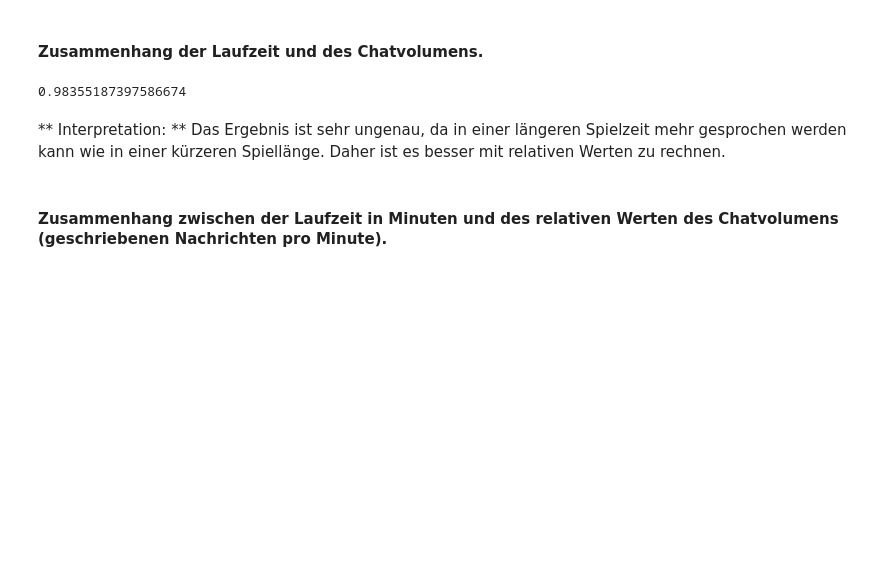
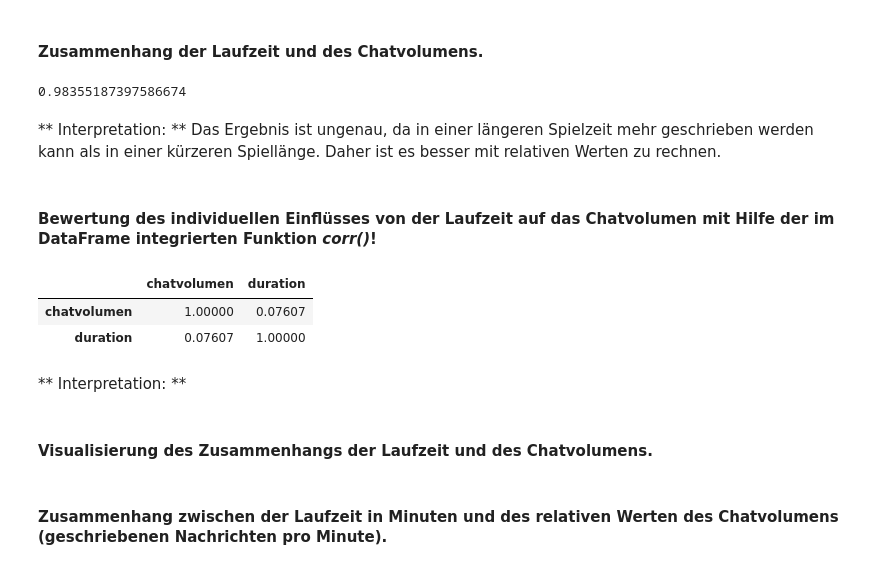
Before and after one commit to agruenth/BDA_SS17, a Jupyter notebook: Aufgabe 3.ipynb, the cells around one changed output. Drawn from its saved outputs; the diff is of its cells as text; code cells hidden in the pictures; blank space fills up the shorter version.

```diff
--- a/Aufgabe 3.ipynb
+++ b/Aufgabe 3.ipynb
@@ -108,4 +115,17 @@ ccc(pd.crosstab(match['duration'], [chatvolumen]))
 # %% [output]
 0.98355187397586674
 # %% [markdown]
-** Interpretation: ** Das Ergebnis ist sehr ungenau, da in einer längeren Spielzeit mehr gesprochen werden kann wie in einer kürzeren Spiellänge. Daher ist es besser mit relativen Werten zu rechnen.
+** Interpretation: ** Das Ergebnis ist ungenau, da in einer längeren Spielzeit mehr geschrieben werden kann als in einer kürzeren Spiellänge. Daher ist es besser mit relativen Werten zu rechnen.
+# %% [markdown]
+#### Bewertung des individuellen Einflüsses von der Laufzeit auf das Chatvolumen mit Hilfe der im DataFrame integrierten Funktion *corr()*!
+# %%
+zu = match[['chatvolumen', 'duration']].corr()
+zu
+# %% [output]
+|  | chatvolumen | duration |
+| chatvolumen | 1.00000 | 0.07607 |
+| duration | 0.07607 | 1.00000 |
+# %% [markdown]
+** Interpretation: **
+# %% [markdown]
+#### Visualisierung des Zusammenhangs der Laufzeit und des Chatvolumens.
```
Also changed, not shown: parts of 28 cells of this notebook.
